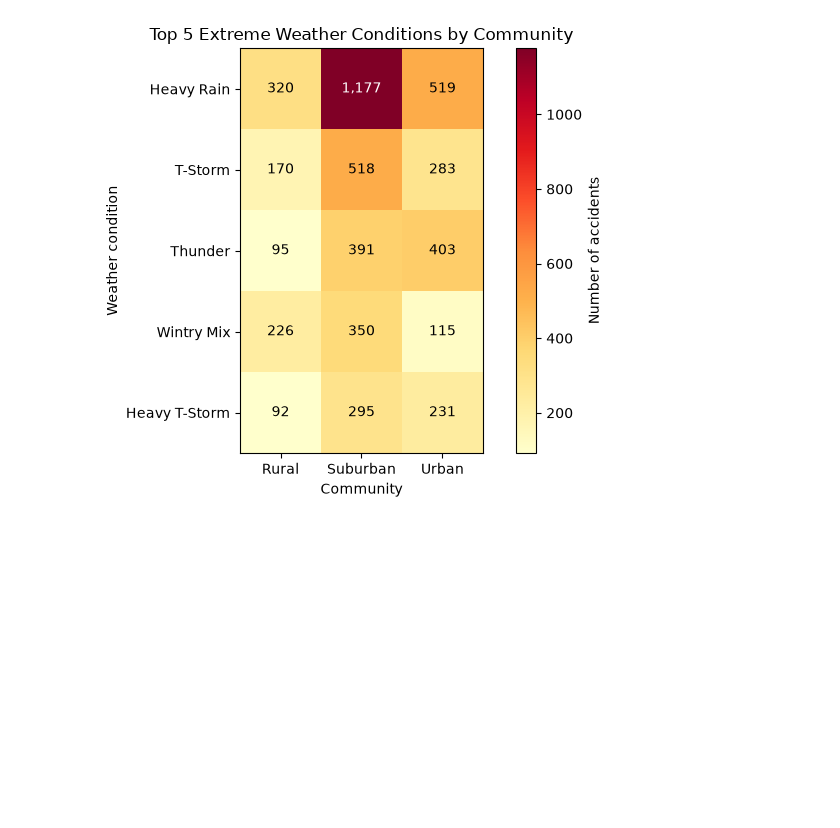
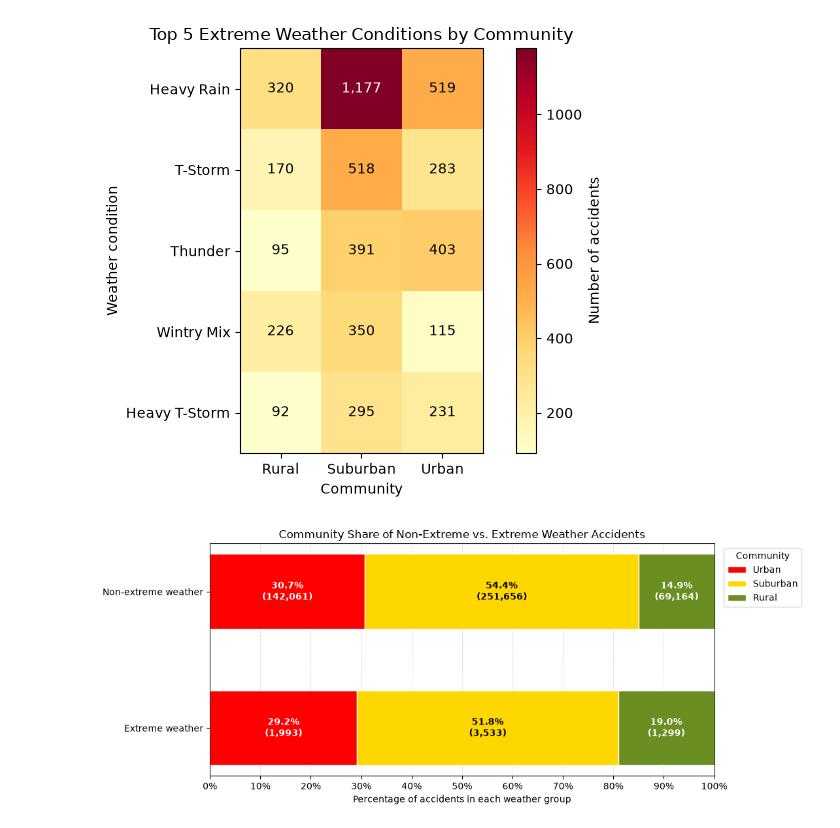
Before and after one commit to XmanJL/rolypoly-in-need4data, a Jupyter notebook: experiments/communities.ipynb, the cells around one changed output. Drawn from its saved outputs; the diff is of its cells as text; code cells hidden in the pictures; blank space fills up the shorter version.

Commit message:
Adding final touches and visualizations

```diff
--- a/experiments/communities.ipynb
+++ b/experiments/communities.ipynb
@@ -295,3 +280,56 @@ plt.tight_layout()
 plt.show()
 # %% [output]
 [figure]
+# %%
+# Stacked bar chart
+
+data = community_table[["accidents", "extreme_accidents"]].copy()
+data["other_accidents"] = data["accidents"] - data["extreme_accidents"]
+
+order = ["Urban", "Suburban", "Rural"]
+colors = {"Urban": "red", "Suburban": "gold", "Rural": "olivedrab"}
+text_colors = {"Urban": "white", "Suburban": "black", "Rural": "white"}
+
+# Accident counts for each row of the chart
+counts = {
+    "Non-extreme weather": data.loc[order, "other_accidents"],
+    "Extreme weather": data.loc[order, "extreme_accidents"],
+}
+rows = list(counts.keys())
+
+fig, ax = plt.subplots(figsize=(11, 4.5))
+y = list(range(len(rows)))
+left = [0.0] * len(rows)
+
+for community in order:
+    # Each community's share of the accidents in that row
+    widths = [counts[r][community] / counts[r].sum() * 100 for r in rows]
+    ax.barh(y, widths, left=left, height=0.55, color=colors[community],
+            edgecolor="white", label=community)
+
+    # Percentage and count
+    for i, w in enumerate(widths):
+        ax.text(left[i] + w / 2, i,
+                f"{w:.1f}%\n({int(counts[rows[i]][community]):,})",
+                ha="center", va="center", fontsize=10, fontweight="bold",
+                color=text_colors[community])
+    left = [l + w for l, w in zip(left, widths)]
+
+# Gridlines behind the bars
+ax.set_axisbelow(True)
+ax.grid(axis="x", linestyle="--", alpha=0.4)
+
+ax.set_yticks(y)
+ax.set_yticklabels(rows)
+ax.invert_yaxis()     # non-extreme weather on top
+ax.set_xlim(0, 100)
+ax.set_xticks(range(0, 101, 10))
+ax.set_xticklabels([f"{t}%" for t in range(0, 101, 10)])
+
+ax.set_title("Community Share of Non-Extreme vs. Extreme Weather Accidents")
+ax.set_xlabel("Percentage of accidents in each weather group")
+ax.legend(title="Community", loc="upper left", bbox_to_anchor=(1.01, 1))
+plt.tight_layout()
+plt.show()
+# %% [output]
+[figure, added]
```
Also changed, not shown: parts of 2 cells of this notebook.
